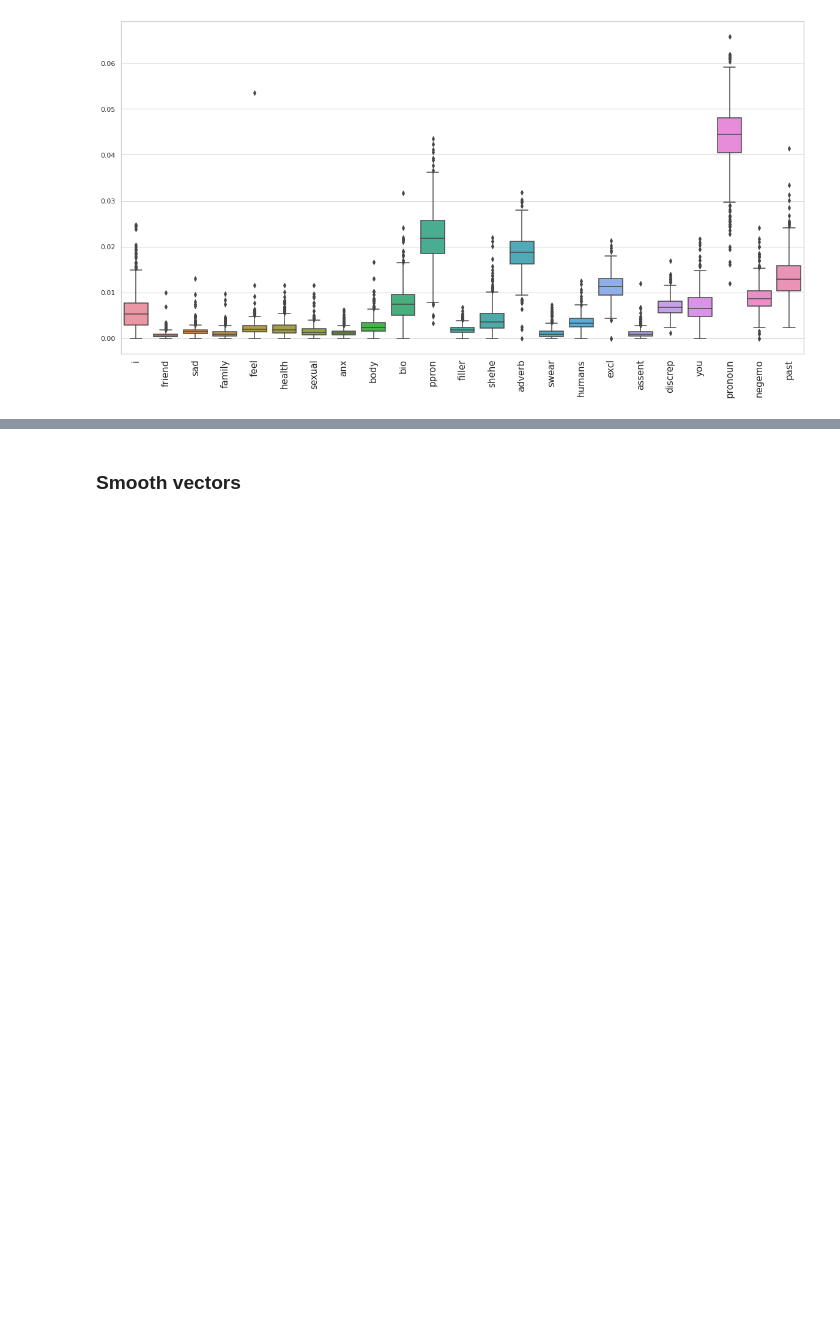
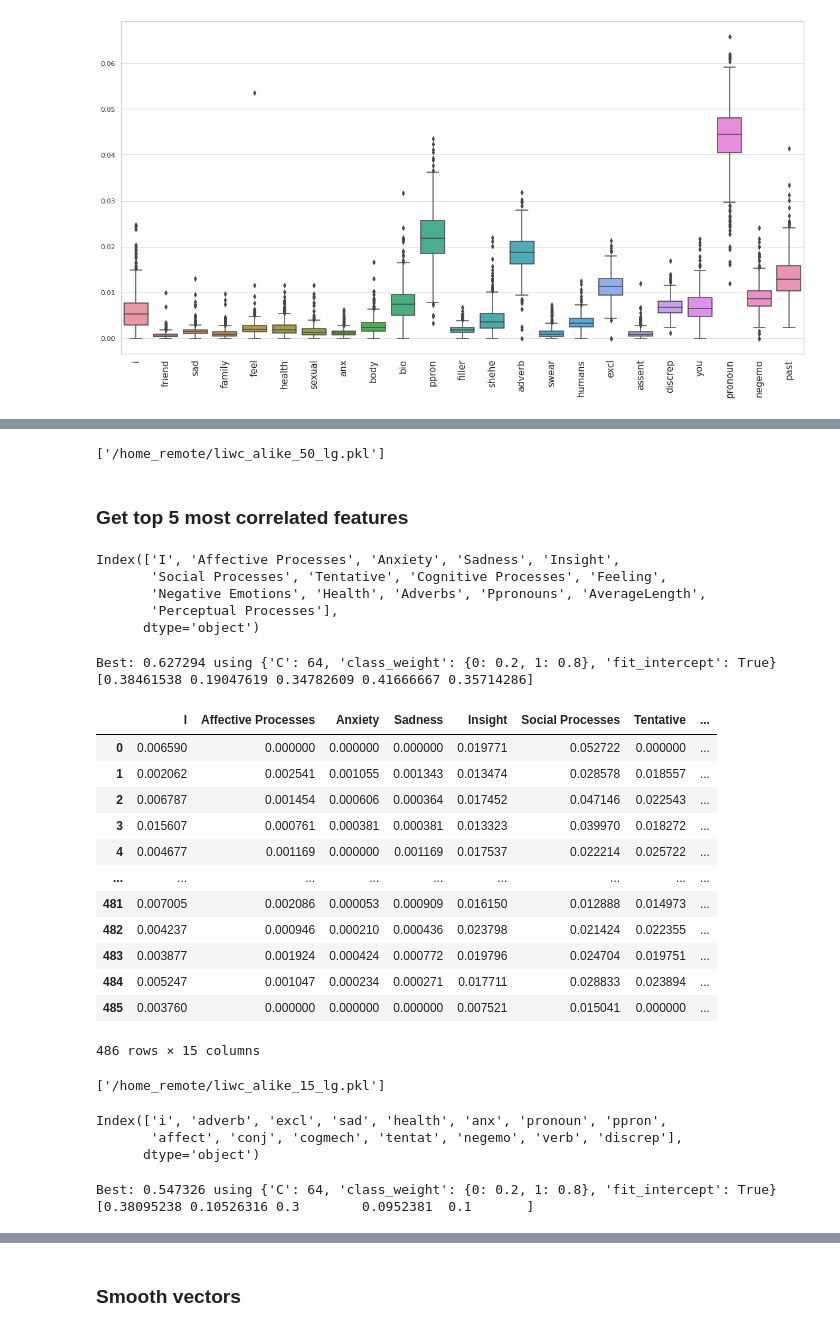
Before and after one commit to tramyynt/master-thesis, a Jupyter notebook: lexicon_models.ipynb, the cells around one changed output, grey strips where cells are left out. Saved outputs shown, nothing was run; the diff lists cells and outputs as text; code cells hidden in the pictures; blank space fills up the shorter version.

Commit message:
lexicon_based using pca and change the logic of p.

```diff
--- a/lexicon_models.ipynb
+++ b/lexicon_models.ipynb
@@ -128,0 +152,15 @@ def get_features(df, output):
+# %%
+def get_features_top5(df, output):
+    #df['vector'] = output
+    vector_df = pd.DataFrame(output, index=df.index)
+    vector_df_norm = vector_df.div(vector_df.sum(axis=1), axis=0)
+    vector_df_norm['Label'] = df['Label']
+    vector_df_norm['TrainSubjectId'] = df['TrainSubjectId']
+    vector_df_norm = vector_df_norm.fillna(0)
+    corr = vector_df_norm.corr()
+    corr_label = corr['Label'].sort_values(ascending=False)
+    relevant_features = corr_label[1:16]
+    relevant_features_name = relevant_features.index.values
+    X = vector_df_norm[relevant_features_name]
+    y = vector_df_norm['Label']
+    return X, y
@@ -368,0 +476,46 @@ plt.savefig(os.path.join(HOME_DIR,'boxplot_liwc.pdf'))
+# %%
+
+joblib.dump(mod_alike_50, os.path.join(HOME_DIR, 'liwc_alike_50_lg.pkl'))
+# %% [output]
+['/home_remote/liwc_alike_50_lg.pkl']
+# %% [markdown]
+### Get top 5 most correlated features
+# %%
+X_liwc_alike_5, y_liwc_alike_5 = get_features_top5(liwc_input,liwc_alike_output)
+# %%
+X_liwc_alike_5.columns
+# %% [output]
+Index(['I', 'Affective Processes', 'Anxiety', 'Sadness', 'Insight',
+       'Social Processes', 'Tentative', 'Cognitive Processes', 'Feeling',
+       'Negative Emotions', 'Health', 'Adverbs', 'Ppronouns', 'AverageLength',
+       'Perceptual Processes'],
+      dtype='object')
+# %%
+mod_alike_5 = logistic_regression(X_liwc_alike_5.values, y_liwc_alike_5.values)
+#cross_validation
+from sklearn.model_selection import cross_val_score
+scores_5 = cross_val_score(mod_alike_5, X_liwc_alike_5.values, y_liwc_alike_5.values, cv=5, scoring='f1')
+print(scores_5)
+# %% [output]
+Best: 0.627294 using {'C': 64, 'class_weight': {0: 0.2, 1: 0.8}, 'fit_intercept': True}
+[0.38461538 0.19047619 0.34782609 0.41666667 0.35714286]
+# %%
+X_liwc_alike_5
+# %% [output]
+|  | I | Affective Processes | Anxiety | Sadness | Insight | Social Processes | Tentative | ... |
+| 0 | 0.006590 | 0.000000 | 0.000000 | 0.000000 | 0.019771 | 0.052722 | 0.000000 | ... |
+| 1 | 0.002062 | 0.002541 | 0.001055 | 0.001343 | 0.013474 | 0.028578 | 0.018557 | ... |
+| 2 | 0.006787 | 0.001454 | 0.000606 | 0.000364 | 0.017452 | 0.047146 | 0.022543 | ... |
+| 3 | 0.015607 | 0.000761 | 0.000381 | 0.000381 | 0.013323 | 0.039970 | 0.018272 | ... |
+| 4 | 0.004677 | 0.001169 | 0.000000 | 0.001169 | 0.017537 | 0.022214 | 0.025722 | ... |
+| ... | ... | ... | ... | ... | ... | ... | ... | ... |
+| 481 | 0.007005 | 0.002086 | 0.000053 | 0.000909 | 0.016150 | 0.012888 | 0.014973 | ... |
+| 482 | 0.004237 | 0.000946 | 0.000210 | 0.000436 | 0.023798 | 0.021424 | 0.022355 | ... |
+| 483 | 0.003877 | 0.001924 | 0.000424 | 0.000772 | 0.019796 | 0.024704 | 0.019751 | ... |
+| 484 | 0.005247 | 0.001047 | 0.000234 | 0.000271 | 0.017711 | 0.028833 | 0.023894 | ... |
+| 485 | 0.003760 | 0.000000 | 0.000000 | 0.000000 | 0.007521 | 0.015041 | 0.000000 | ... |
+486 rows × 15 columns
+# %%
+joblib.dump(mod_alike_5, os.path.join(HOME_DIR, 'liwc_alike_15_lg.pkl'))
+# %% [output]
+['/home_remote/liwc_alike_15_lg.pkl']
@@ -368,0 +524,15 @@ plt.savefig(os.path.join(HOME_DIR,'boxplot_liwc.pdf'))
+# %%
+X_liwc_5.columns
+# %% [output]
+Index(['i', 'adverb', 'excl', 'sad', 'health', 'anx', 'pronoun', 'ppron',
+       'affect', 'conj', 'cogmech', 'tentat', 'negemo', 'verb', 'discrep'],
+      dtype='object')
+# %%
+mod_5 = logistic_regression(X_liwc_5.values, y_liwc_5.values)
+#cross_validation
+from sklearn.model_selection import cross_val_score
+scores_5 = cross_val_score(mod_5, X_liwc_5.values, y_liwc_5.values, cv=5, scoring='f1')
+print(scores_5)
+# %% [output]
+Best: 0.547326 using {'C': 64, 'class_weight': {0: 0.2, 1: 0.8}, 'fit_intercept': True}
+[0.38095238 0.10526316 0.3        0.0952381  0.1       ]
```
Also changed, not shown: parts of 25 cells of this notebook, 3 other files.
